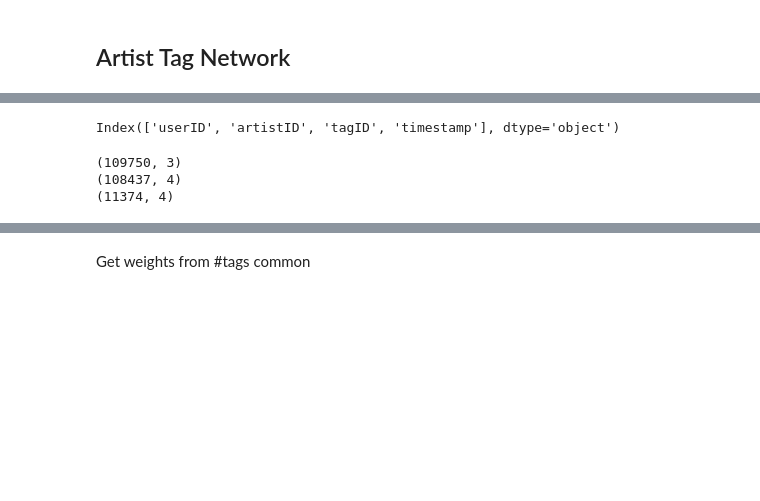
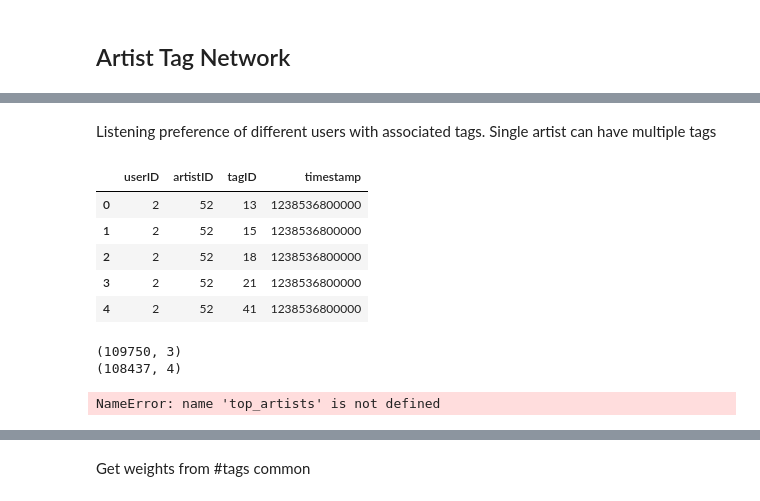
Before and after one commit to arunavsk/Network-Science-I606, a Jupyter notebook: notebooks/Data Processing and EDA.ipynb, the cells around one changed output, grey strips where cells are left out. Cells and saved outputs as stored; diff of their text form; code cells hidden in the pictures; blank space fills up the shorter version.

```diff
--- a/Data Processing and EDA.ipynb
+++ b/notebooks/Data Processing and EDA.ipynb
@@ -18,8 +33,15 @@ Index(['tagID', 'tagValue'], dtype='object')
+# %% [markdown]
+Listening preference of different users with associated tags. Single artist can have multiple tags
 # %%
-user_artists_tags = pd.read_csv('./data/hetrec2011-lastfm-2k/user_taggedartists-timestamps.dat', sep= '\t')
-user_artists_tags.columns
+user_artists_tags = pd.read_csv('../data/hetrec2011-lastfm-2k/user_taggedartists-timestamps.dat', sep= '\t')
+user_artists_tags.head(5)
 # %% [output]
-Index(['userID', 'artistID', 'tagID', 'timestamp'], dtype='object')
+|  | userID | artistID | tagID | timestamp |
+| 0 | 2 | 52 | 13 | 1238536800000 |
+| 1 | 2 | 52 | 15 | 1238536800000 |
+| 2 | 2 | 52 | 18 | 1238536800000 |
+| 3 | 2 | 52 | 21 | 1238536800000 |
+| 4 | 2 | 52 | 41 | 1238536800000 |
 # %%
 temp1 = pd.merge(user_artists_tags[['artistID', 'tagID']].drop_duplicates(),
                  tags,
@@ -32,9 +54,9 @@ temp2 = pd.merge(temp1, artists[['id','name']],
                  how = 'inner').drop(['id'], axis = 1) # get artist name
 print(temp2.shape)
 temp3 = pd.merge(temp2, top_artists['artistID'], on = 'artistID', how = 'inner') # get top artists
-print(temp3.shape)
+temp3.head(5)
 # %% [output]
 (109750, 3)
 (108437, 4)
-(11374, 4)
+NameError: name 'top_artists' is not defined
 # %% [markdown]
```
Also changed, not shown: parts of 11 cells of this notebook, 17 other files.
